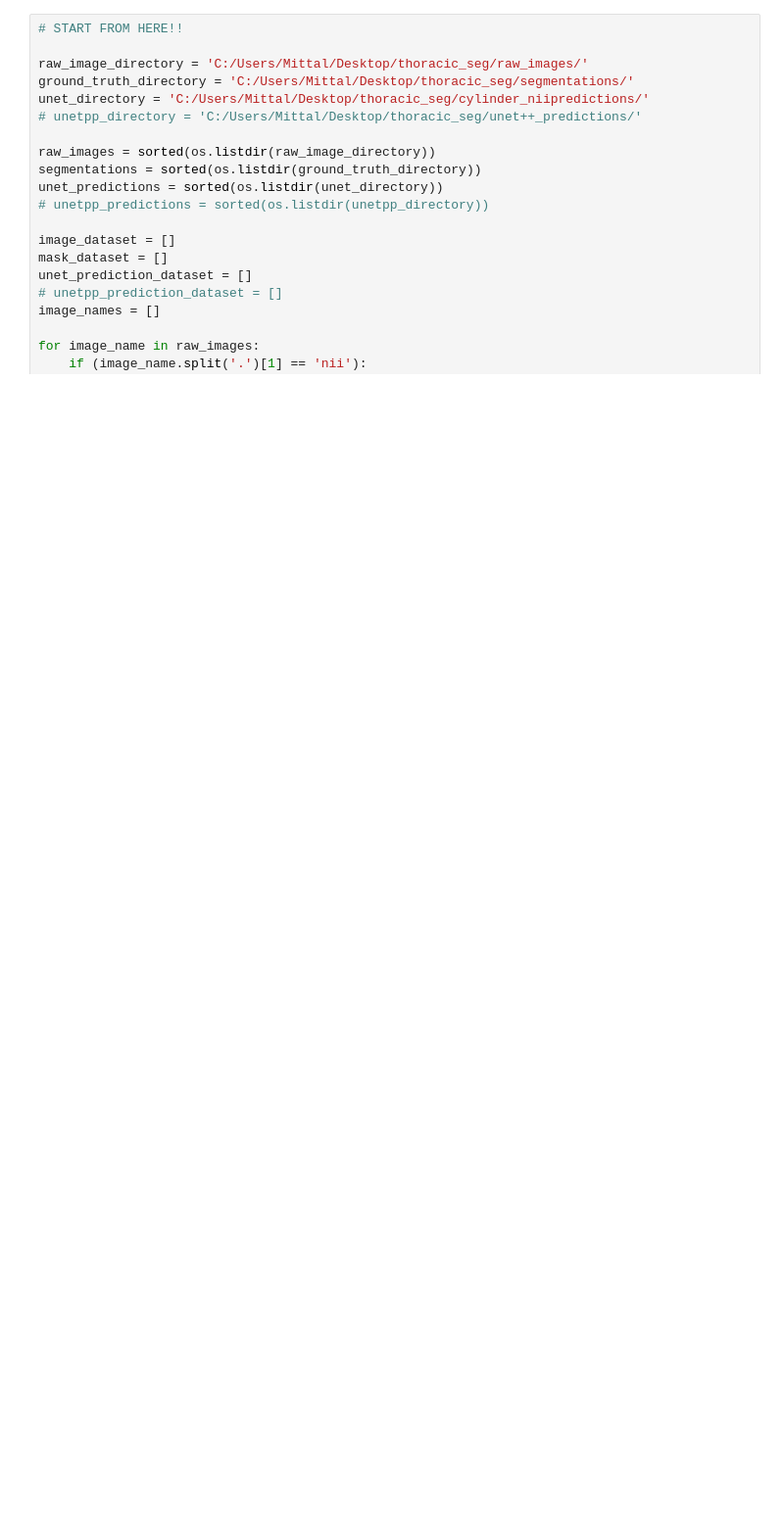
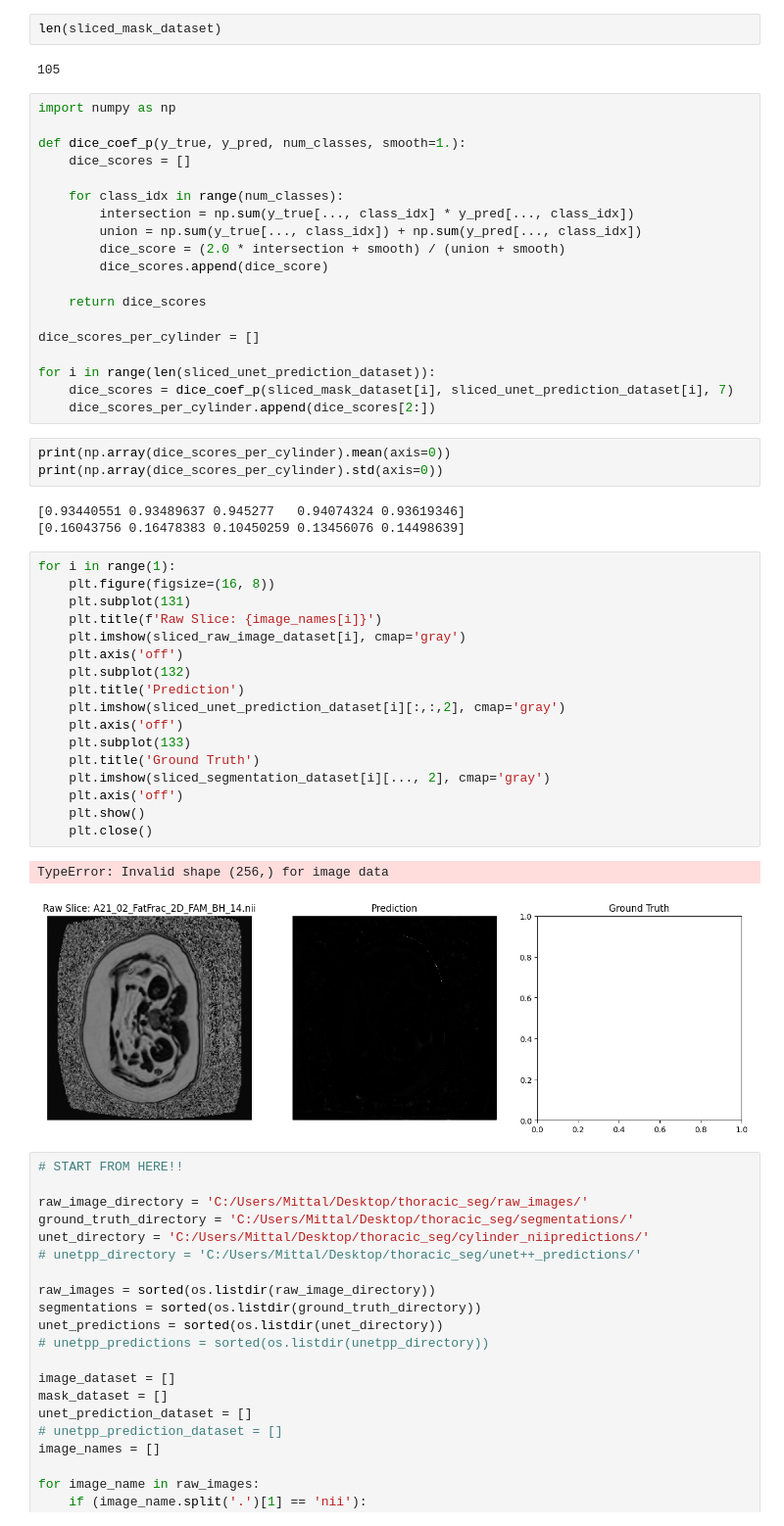
Before and after one commit to katelyn-zhao/multi_thoracic_seg, a Jupyter notebook: post-processing.ipynb, the cells around one changed output. Shown: that part at 98% size. Drawn from its saved outputs; the diff is of its cells as text; blank space fills up the shorter version.

```diff
--- a/post-processing.ipynb
+++ b/post-processing.ipynb
@@ -132,3 +170,52 @@ for i in range(len(unet_prediction_dataset)):
+# %%
+len(sliced_mask_dataset)
+# %% [output]
+105
+# %%
+import numpy as np
+
+def dice_coef_p(y_true, y_pred, num_classes, smooth=1.):
+    dice_scores = []
+
+    for class_idx in range(num_classes):
+        intersection = np.sum(y_true[..., class_idx] * y_pred[..., class_idx])
+        union = np.sum(y_true[..., class_idx]) + np.sum(y_pred[..., class_idx])
+        dice_score = (2.0 * intersection + smooth) / (union + smooth)
+        dice_scores.append(dice_score)
+
+    return dice_scores
+
+dice_scores_per_cylinder = []
+
+for i in range(len(sliced_unet_prediction_dataset)):
+    dice_scores = dice_coef_p(sliced_mask_dataset[i], sliced_unet_prediction_dataset[i], 7)
+    dice_scores_per_cylinder.append(dice_scores[2:])
+# %%
+print(np.array(dice_scores_per_cylinder).mean(axis=0))
+print(np.array(dice_scores_per_cylinder).std(axis=0))
+# %% [output]
+[0.93440551 0.93489637 0.945277   0.94074324 0.93619346]
+[0.16043756 0.16478383 0.10450259 0.13456076 0.14498639]
+# %%
+for i in range(1):
+    plt.figure(figsize=(16, 8))
+    plt.subplot(131)
+    plt.title(f'Raw Slice: {image_names[i]}')
+    plt.imshow(sliced_raw_image_dataset[i], cmap='gray')
+    plt.axis('off')
+    plt.subplot(132)
+    plt.title('Prediction')
+    plt.imshow(sliced_unet_prediction_dataset[i][:,:,2], cmap='gray')
+    plt.axis('off')
+    plt.subplot(133)
+    plt.title('Ground Truth')
+    plt.imshow(sliced_segmentation_dataset[i][..., 2], cmap='gray')
+    plt.axis('off')
+    plt.show()
+    plt.close()
+# %% [output]
+TypeError: Invalid shape (256,) for image data
+[figure, added]
 # %%
 # START FROM HERE!!
 
```
Also changed, not shown: parts of 17 cells of this notebook, 5 other files.
